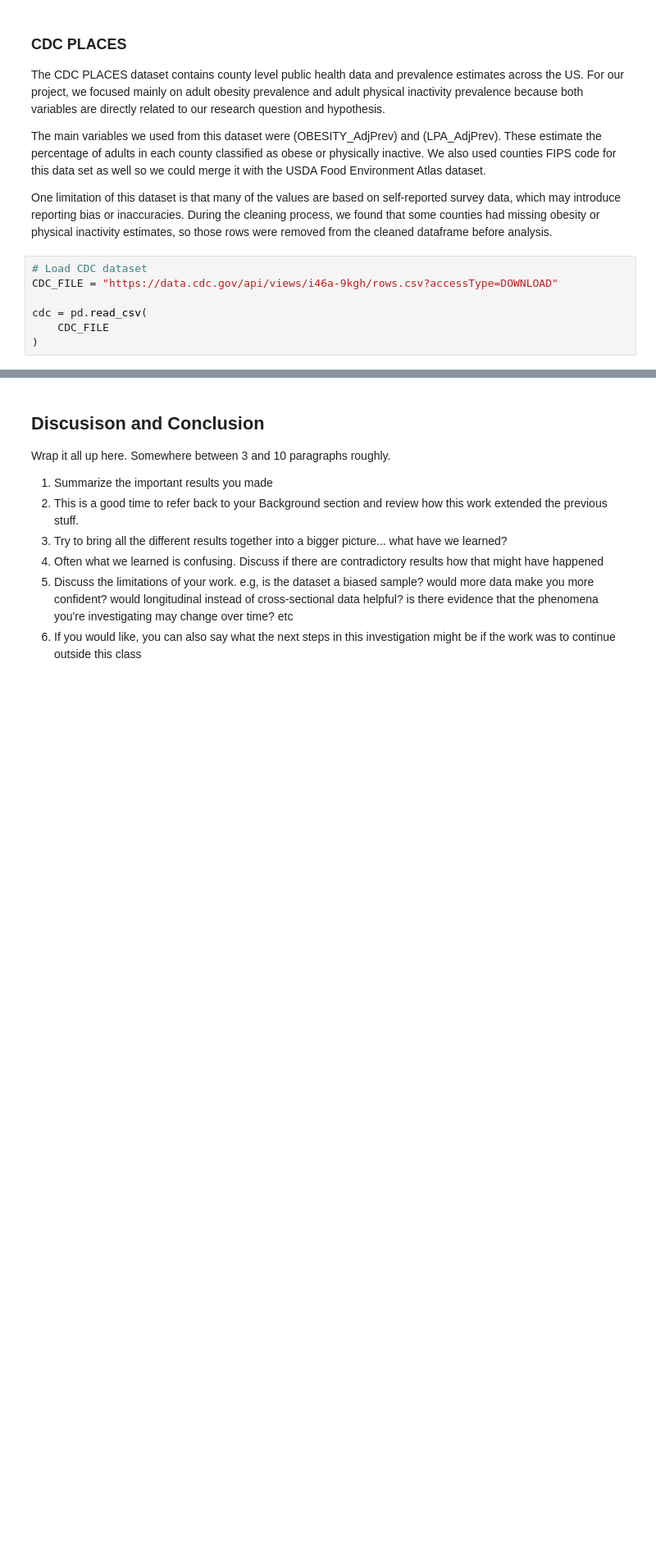
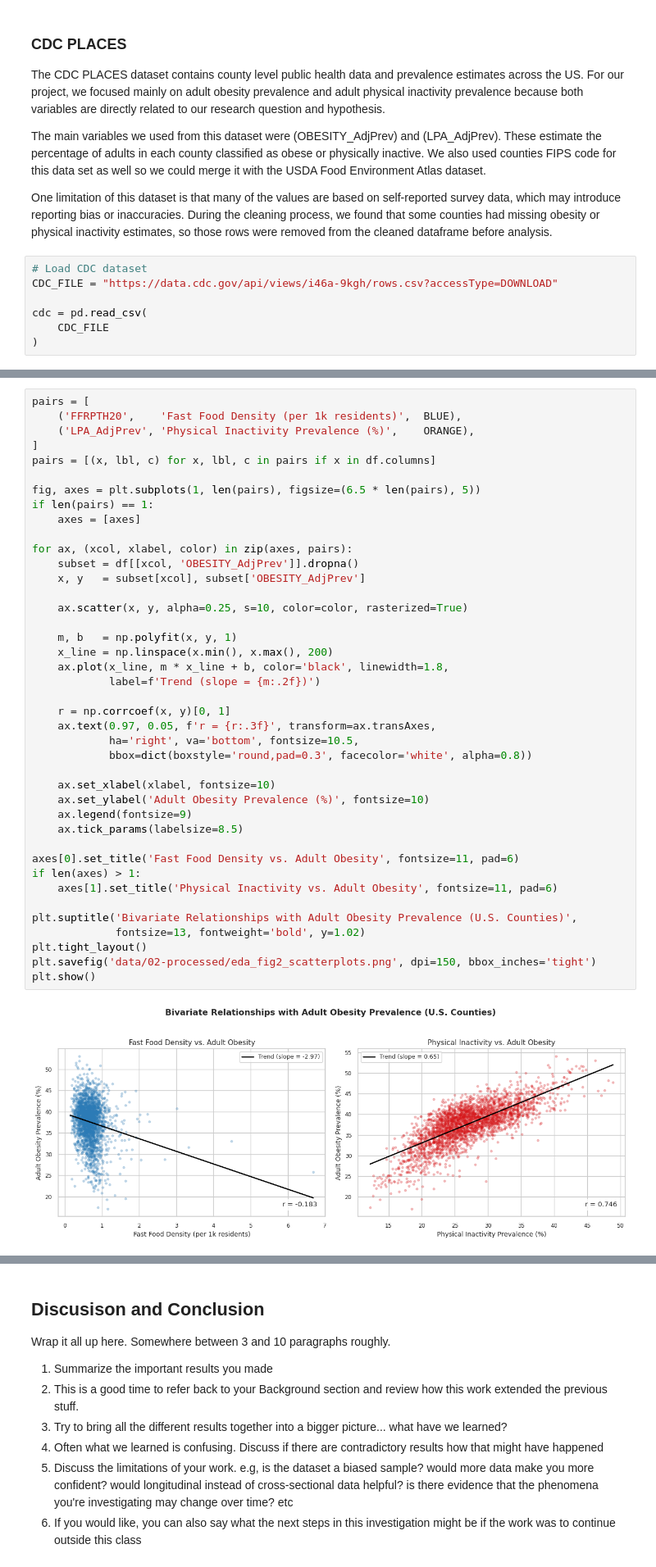
Before and after one commit to COGS108/Group-SP26-096, a Jupyter notebook: 03-FinalProject.ipynb, the cells around one changed output, grey strips where cells are left out. Shown at 82% size. Cells and saved outputs as stored; diff of their text form; blank space fills up the shorter version.

```diff
--- a/03-FinalProject.ipynb
+++ b/03-FinalProject.ipynb
@@ -311,0 +362,43 @@ Instructions: REPLACE the contents of this cell with your work, including any up
+# %%
+pairs = [
+    ('FFRPTH20',    'Fast Food Density (per 1k residents)',  BLUE),
+    ('LPA_AdjPrev', 'Physical Inactivity Prevalence (%)',    ORANGE),
+]
+pairs = [(x, lbl, c) for x, lbl, c in pairs if x in df.columns]
+
+fig, axes = plt.subplots(1, len(pairs), figsize=(6.5 * len(pairs), 5))
+if len(pairs) == 1:
+    axes = [axes]
+
+for ax, (xcol, xlabel, color) in zip(axes, pairs):
+    subset = df[[xcol, 'OBESITY_AdjPrev']].dropna()
+    x, y   = subset[xcol], subset['OBESITY_AdjPrev']
+
+    ax.scatter(x, y, alpha=0.25, s=10, color=color, rasterized=True)
+
+    m, b   = np.polyfit(x, y, 1)
+    x_line = np.linspace(x.min(), x.max(), 200)
+    ax.plot(x_line, m * x_line + b, color='black', linewidth=1.8,
+            label=f'Trend (slope = {m:.2f})')
+
+    r = np.corrcoef(x, y)[0, 1]
+    ax.text(0.97, 0.05, f'r = {r:.3f}', transform=ax.transAxes,
+            ha='right', va='bottom', fontsize=10.5,
+            bbox=dict(boxstyle='round,pad=0.3', facecolor='white', alpha=0.8))
+
+    ax.set_xlabel(xlabel, fontsize=10)
+    ax.set_ylabel('Adult Obesity Prevalence (%)', fontsize=10)
+    ax.legend(fontsize=9)
+    ax.tick_params(labelsize=8.5)
+
+axes[0].set_title('Fast Food Density vs. Adult Obesity', fontsize=11, pad=6)
+if len(axes) > 1:
+    axes[1].set_title('Physical Inactivity vs. Adult Obesity', fontsize=11, pad=6)
+
+plt.suptitle('Bivariate Relationships with Adult Obesity Prevalence (U.S. Counties)',
+             fontsize=13, fontweight='bold', y=1.02)
+plt.tight_layout()
+plt.savefig('data/02-processed/eda_fig2_scatterplots.png', dpi=150, bbox_inches='tight')
+plt.show()
+# %% [output]
+[figure, added]
```
Also changed, not shown: parts of 33 cells of this notebook.
